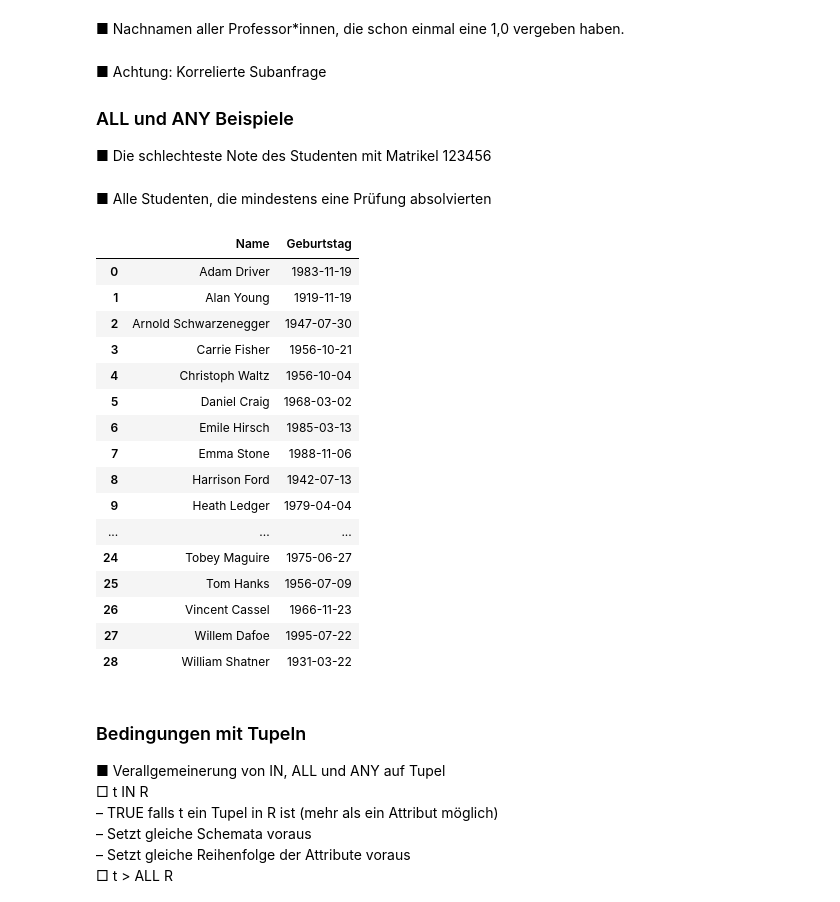
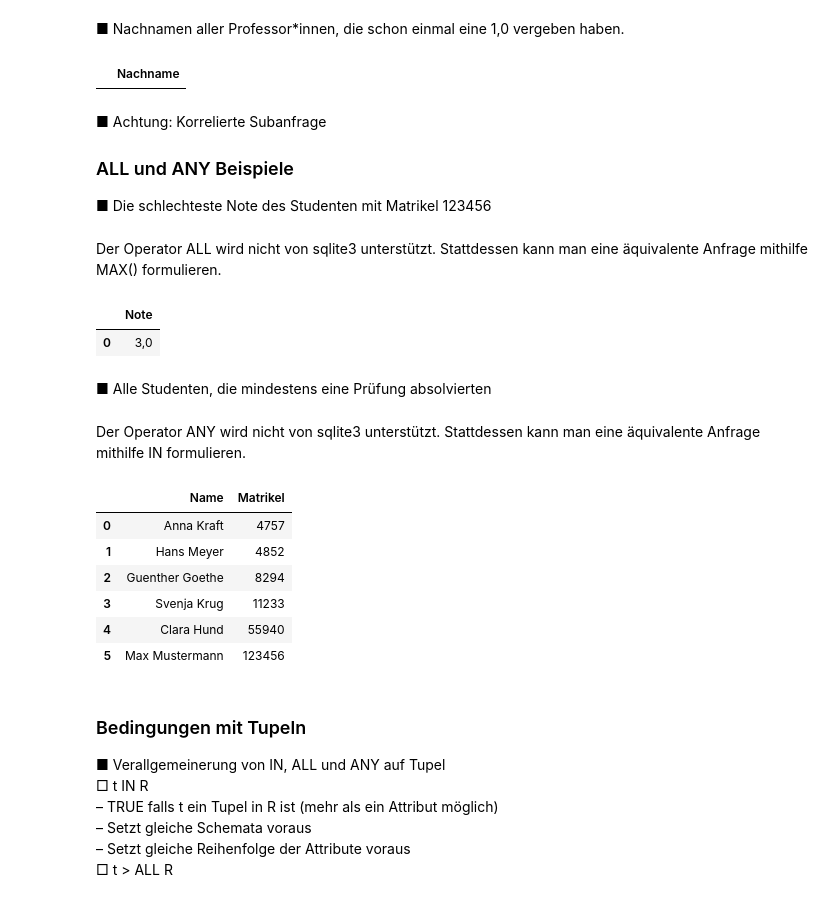
Before and after one commit to lejuliennn/GDBS_Script_Fork, a Jupyter notebook: _build/html/_sources/09/sql.ipynb, the cells around one changed output. Saved outputs shown, nothing was run; the diff lists cells and outputs as text; code cells hidden in the pictures.

Commit message:
lehre.db ergänzt

```diff
--- a/_build/html/_sources/09/sql.ipynb
+++ b/_build/html/_sources/09/sql.ipynb
@@ -1696,12 +1750,18 @@ AND P1.Prüfer = P2.Prüfer
 # %% [markdown]
 ■ Nachnamen aller Professor*innen, die schon einmal eine 1,0 vergeben haben.
 # %%
-%sql
-SELECT Nachname
-FROM Prof
-WHERE 1.0 IN ( SELECT Note
-FROM Prüft
-WHERE Prüfer = Prof.ID )
+#SELECT Nachname
+#FROM Prof
+#WHERE 1.0 IN ( SELECT Note
+#FROM Prüft
+#WHERE Prüfer = Prof.ID )
+
+__SQL__ = "SELECT Nachname FROM Prof WHERE 1.0 IN ( SELECT Note FROM Prueft WHERE Pruefer = ProfID )"
+conn = sqlite3.connect("lehre/lehre.db")
+df = pd.read_sql_query(__SQL__, conn)
+df
+# %% [output]
+|  | Nachname |
 # %% [markdown]
 ■ Achtung: Korrelierte Subanfrage
 
@@ -1716,16 +1775,16 @@ WHERE Matrikel = ‘123456‘
 AND Note >= ALL (SELECT Note
                  FROM Prüft
                  WHERE Matrikel = ‘123456‘)
+# %% [markdown]
+Der Operator ALL wird nicht von sqlite3 unterstützt. Stattdessen kann man eine äquivalente Anfrage mithilfe MAX() formulieren.
 # %%
-#äquivalent ohne ALL
-
-%sql
-SELECT Note
-FROM Prüft
-WHERE Matrikel = ‘123456‘
-AND Note >=  (SELECT MIN(Note)
-                 FROM Prüft
-                 WHERE Matrikel = ‘123456‘)
+__SQL__ = "SELECT Note FROM Prueft WHERE Matrikel = 123456 AND Note >= (SELECT MAX(Note) FROM Prueft WHERE Matrikel = 123456)"
+conn = sqlite3.connect("lehre/lehre.db")
+df = pd.read_sql_query(__SQL__, conn)
+df
+# %% [output]
+|  | Note |
+| 0 | 3,0 |
 # %% [markdown]
 ■ Alle Studenten, die mindestens eine Prüfung absolvierten
 # %%
@@ -1734,32 +1792,21 @@ SELECT Name, Matrikel
 FROM Student
 WHERE Matrikel = ANY (SELECT Matrikel
                       FROM Prüft)
+# %% [markdown]
+Der Operator ANY wird nicht von sqlite3 unterstützt. Stattdessen kann man eine äquivalente Anfrage mithilfe IN formulieren.
 # %%
-#Alternative zum Bsp oben
-#Name und Geburtstag der Schauspieler*Innen, die in spielt_in auftauchen
-
-__SQL__ = "SELECT Name, Geburtstag FROM SchauspielerIn WHERE Name IN (SELECT Name FROM spielt_in)"
-conn = sqlite3.connect("filme/filme.db")
+__SQL__ = "SELECT Name, Matrikel FROM Student WHERE Matrikel IN (SELECT Matrikel FROM Prueft)"
+conn = sqlite3.connect("lehre/lehre.db")
 df = pd.read_sql_query(__SQL__, conn)
 df
 # %% [output]
-|  | Name | Geburtstag |
-| 0 | Adam Driver | 1983-11-19 |
-| 1 | Alan Young | 1919-11-19 |
-| 2 | Arnold Schwarzenegger | 1947-07-30 |
-| 3 | Carrie Fisher | 1956-10-21 |
-| 4 | Christoph Waltz | 1956-10-04 |
-| 5 | Daniel Craig | 1968-03-02 |
-| 6 | Emile Hirsch | 1985-03-13 |
-| 7 | Emma Stone | 1988-11-06 |
-| 8 | Harrison Ford | 1942-07-13 |
-| 9 | Heath Ledger | 1979-04-04 |
-| ... | ... | ... |
-| 24 | Tobey Maguire | 1975-06-27 |
-| 25 | Tom Hanks | 1956-07-09 |
-| 26 | Vincent Cassel | 1966-11-23 |
-| 27 | Willem Dafoe | 1995-07-22 |
-| 28 | William Shatner | 1931-03-22 |
+|  | Name | Matrikel |
+| 0 | Anna Kraft | 4757 |
+| 1 | Hans Meyer | 4852 |
+| 2 | Guenther Goethe | 8294 |
+| 3 | Svenja Krug | 11233 |
+| 4 | Clara Hund | 55940 |
+| 5 | Max Mustermann | 123456 |
 # %% [markdown]
 ### Bedingungen mit Tupeln
 ■ Verallgemeinerung von IN, ALL und ANY auf Tupel
```
Also changed, not shown: parts of 18 cells of this notebook, 19 other files.
